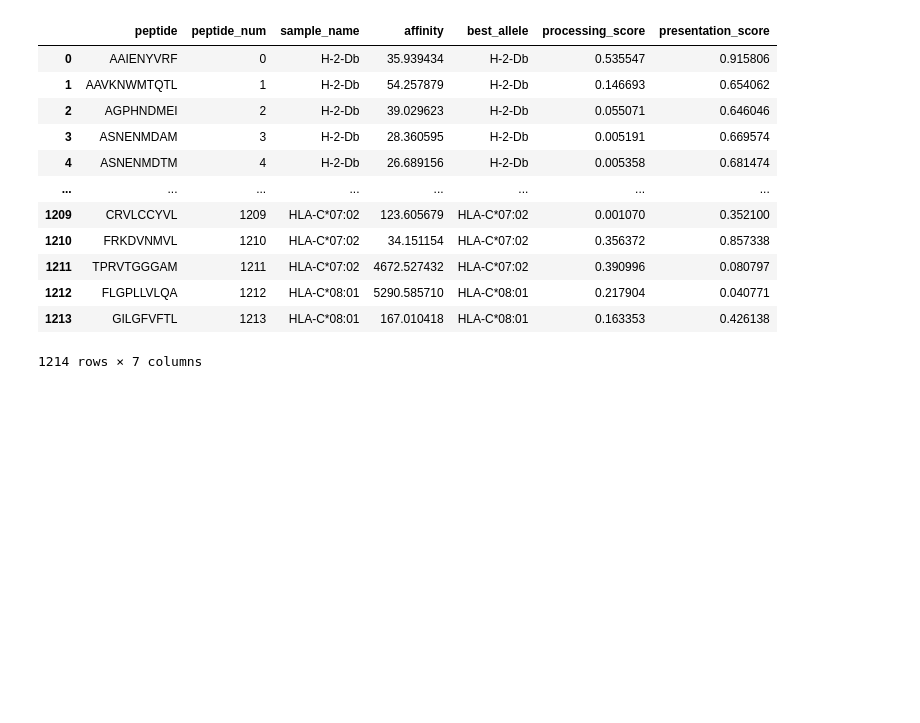
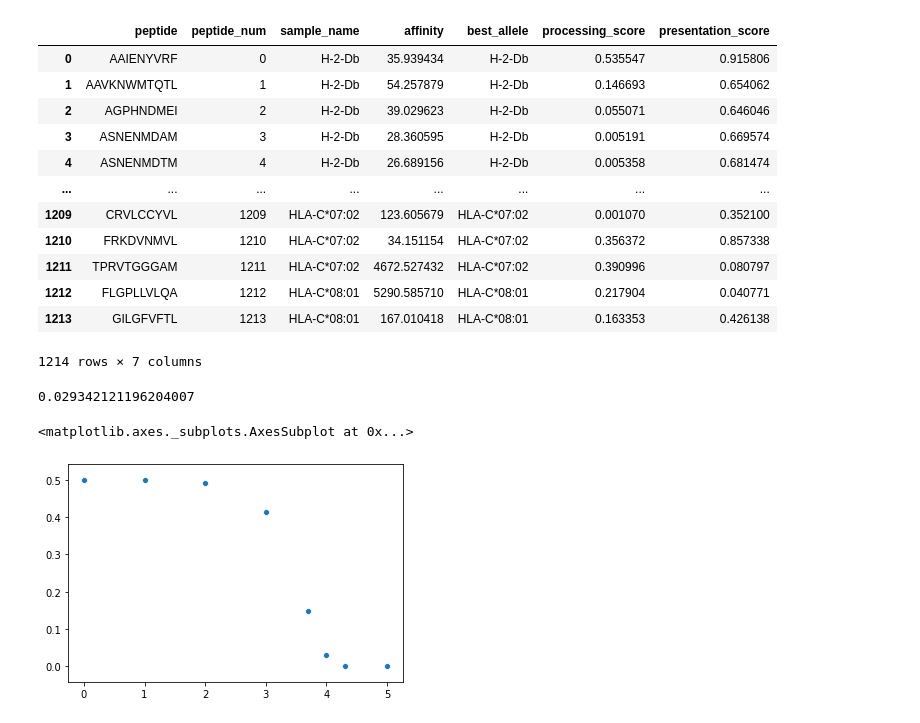
Before and after one commit to pirl-unc/Landscape-and-Selection-of-Vaccine-Epitopes-in-SARS-CoV-2, a Jupyter notebook: iedb/Predict immunogenicity.ipynb, the cells around one changed output. Saved outputs shown, nothing was run; the diff lists cells and outputs as text; code cells hidden in the pictures; blank space fills up the shorter version.

```diff
--- a/iedb/Predict immunogenicity.ipynb
+++ b/iedb/Predict immunogenicity.ipynb
@@ -140,3 +164,13 @@ df_pred
 | 1212 | FLGPLLVLQA | 1212 | HLA-C*08:01 | 5290.585710 | HLA-C*08:01 | 0.217904 | 0.040771 |
 | 1213 | GILGFVFTL | 1213 | HLA-C*08:01 | 167.010418 | HLA-C*08:01 | 0.163353 | 0.426138 |
 1214 rows × 7 columns
+# %%
+def f(x):
+    return 1/(1 + np.exp( (3.5 * 10 **-4.0) * (x - 3)))
+# %%
+f(10000)
+# %% [output]
+0.029342121196204007
+# %%
+xs = [1, 10, 100, 1000, 5000, 10000, 20000, 100000]
+ys = [f(x) for x in xs]
@@ -142,0 +179,5 @@ df_pred
+# %%
+seaborn.scatterplot(np.log10(xs), ys)
+# %% [output]
+<matplotlib.axes._subplots.AxesSubplot at 0x...>
+[figure, added]
```
Also changed, not shown: parts of 5 cells of this notebook, 12 other files.
